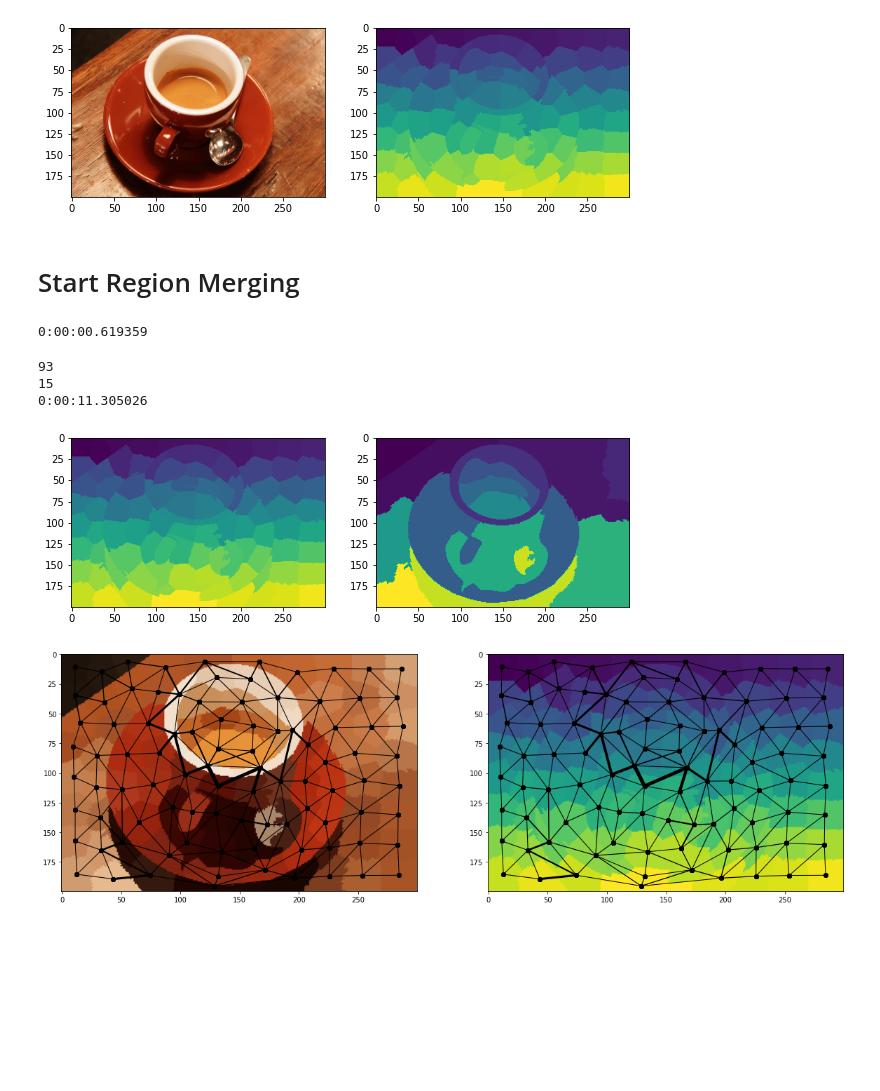
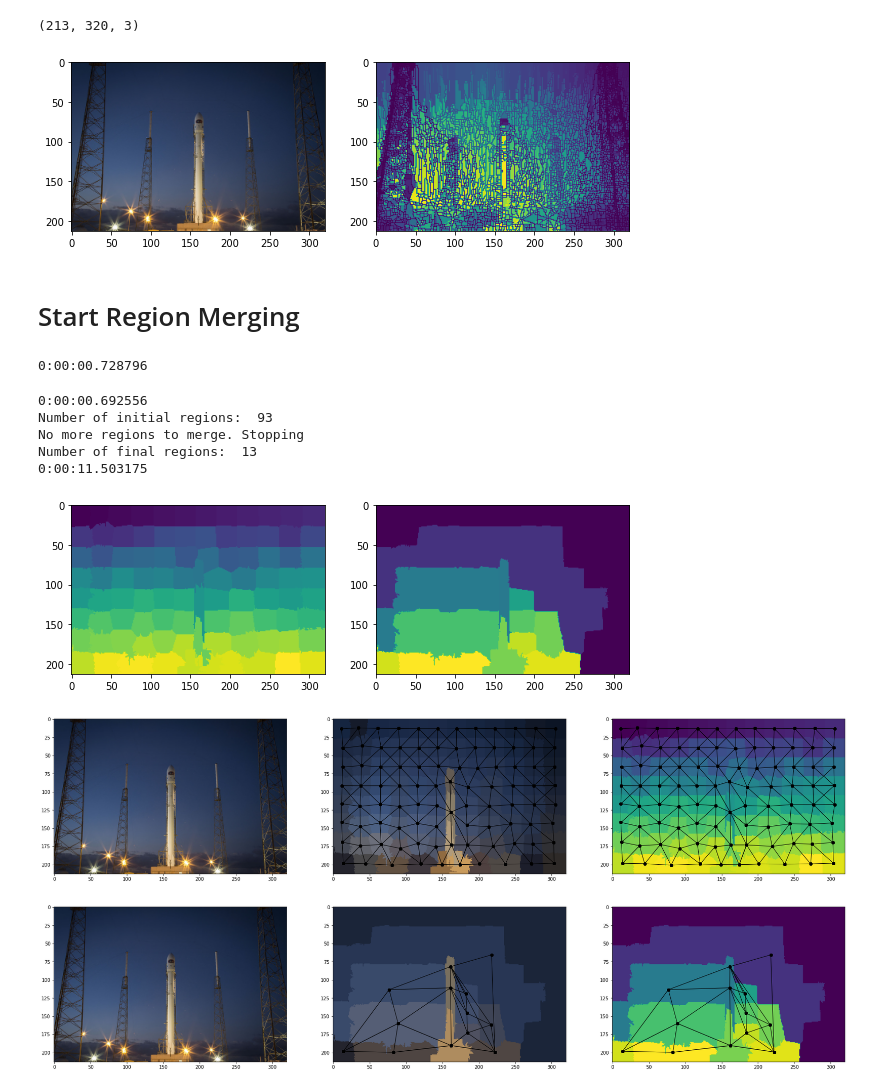
Before and after one commit to shubham1810/DynamicRegionMerging, a Jupyter notebook: demo.ipynb, the cells around one changed output. Saved outputs shown, nothing was run; the diff lists cells and outputs as text; code cells hidden in the pictures; blank space fills up the shorter version.

```diff
--- a/demo.ipynb
+++ b/demo.ipynb
@@ -21,0 +16,9 @@ labels = segmentation.slic(img, compactness=30, n_segments=100, start_label=1)
+# %%
+img = data.rocket()
+w, h = int(img.shape[0]/2), int(img.shape[1]/2)
+img = cv2.resize(img, (h, w))
+
+labels = segmentation.slic(img, compactness=30, n_segments=100, start_label=1)
+print(img.shape)
+# %% [output]
+(213, 320, 3)
@@ -22,3 +28,5 @@ labels = segmentation.slic(img, compactness=30, n_segments=100, start_label=1)
+# %%
+labels = watershed_segmentation(cv2.cvtColor(img, cv2.COLOR_RGB2GRAY))
 # %%
 plt.figure(0, figsize=(10, 7))
 plt.subplot(1, 2, 1)
@@ -29,6 +37,6 @@ plt.imshow(labels)
 
 plt.show()
 # %% [output]
-[figure, old version]
+[figure, new version]
 # %%
 from src.rag import RAG
@@ -42,30 +50,32 @@ from src.region_merging import RegionMerging
 # %%
 drm = RegionMerging(img, lambda1=0.9, lambda2=0.1)
 # %% [output]
-0:00:00.619359
+0:00:00.728796
 # %%
+drm = RegionMerging(img, lambda1=0.7, lambda2=0.1)
 start = datetime.datetime.now()
 initial_labels = drm.get_labels()
-print(len(drm.graph.nodes))
+initial_graph = copy.deepcopy(drm.graph)
+print("Number of initial regions: ", len(drm.graph.nodes))
 
-drm.run_region_merging(14)
+drm.run_region_merging(20)
 
 new_labels = drm.get_labels()
-print(len(drm.graph.nodes))
+print("Number of final regions: ", len(drm.graph.nodes))
 print(datetime.datetime.now() - start)
+
+
+# Visualize
+plt.figure(0, figsize=(10, 7))
+plt.subplot(1, 2, 1)
+plt.imshow(initial_labels)
+plt.subplot(1, 2, 2)
+plt.imshow(new_labels)
+plt.show()
 # %% [output]
-93
-15
-0:00:11.305026
+0:00:00.692556
+Number of initial regions:  93
+No more regions to merge. Stopping
+Number of final regions:  13
+0:00:11.503175
+[figure, added]
-# %%
-plt.figure(0, figsize=(10, 7))
-
-plt.subplot(1, 2, 1)
-plt.imshow(initial_labels)
-
-plt.subplot(1, 2, 2)
-plt.imshow(new_labels)
-
-plt.show()
-# %% [output]
-[figure, removed]
@@ -72,4 +133,8 @@ plt.show()
+# %%
+visualize_rag(img, quantize_image(img, initial_labels), initial_labels, initial_graph)
+# %% [output]
+[figure, added]
 # %%
-visualize_rag(drm.get_quant_image(), new_labels, drm.graph)
+visualize_rag(img, drm.get_quant_image(), new_labels, drm.graph)
 # %% [output]
-[figure, old version]
+[figure, new version]
```
Also changed, not shown: parts of 5 cells of this notebook, 1 other file.
